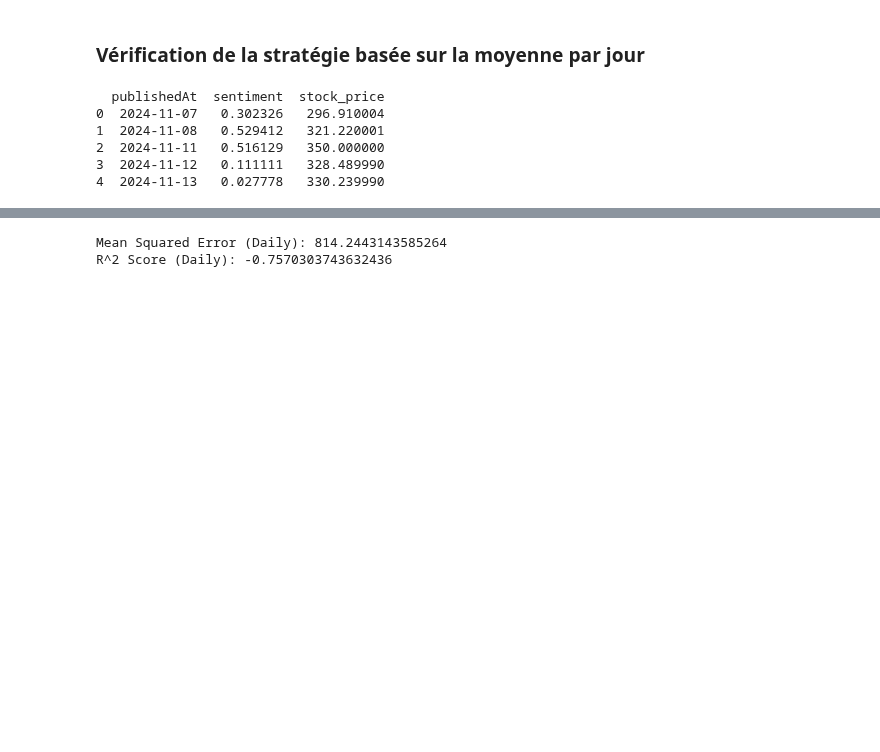
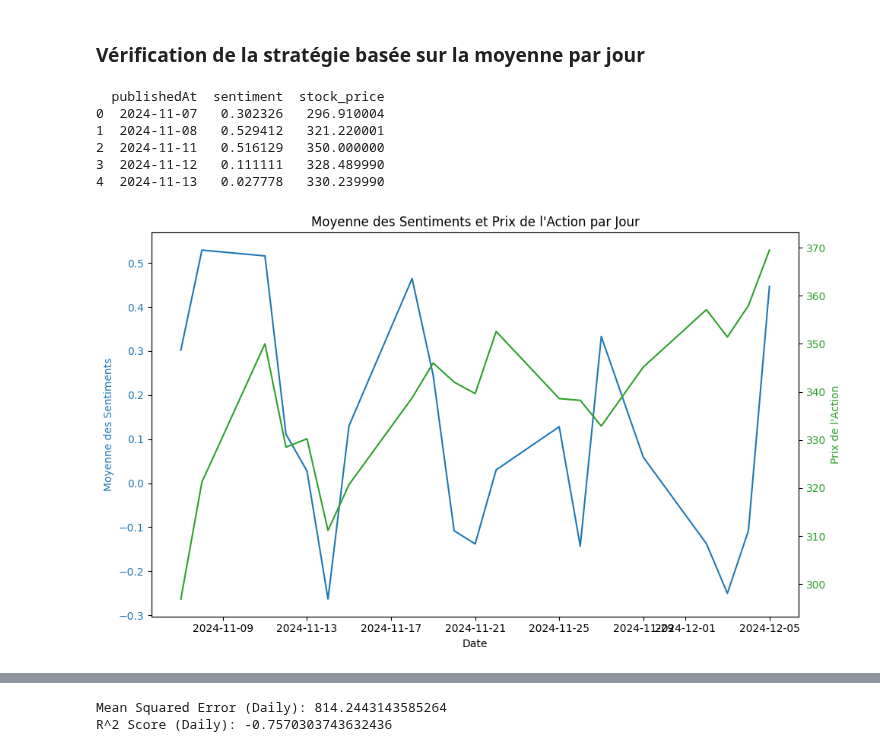
Before and after one commit to GaetanAm/Sentiment-Analysis-and-Impact-on-Financial-Markets, a Jupyter notebook: notebooks/Stage1.ipynb, the cells around one changed output, grey strips where cells are left out. Drawn from its saved outputs; the diff is of its cells as text; code cells hidden in the pictures; blank space fills up the shorter version.

```diff
--- a/notebooks/Stage1.ipynb
+++ b/notebooks/Stage1.ipynb
@@ -746,22 +760,44 @@ Les résultats montrent que ni le filtrage des données neutres ni l'inclusion d
    - Il est probable que d'autres facteurs influencent les prix, tels que des données financières spécifiques, des événements économiques globaux ou des indicateurs techniques.
 # %% [markdown]
 ### Vérification de la stratégie basée sur la moyenne par jour
-# %%
-# Calcul de la moyenne des sentiments par jour
-daily_sentiment = filtered_data.groupby('publishedAt')['sentiment'].mean().reset_index()
-
-# Joindre avec les prix journaliers
-daily_data = pd.merge(daily_sentiment, merged_data[['publishedAt', 'stock_price']].drop_duplicates(), on='publishedAt', how='inner')
-
-# Vérifier les données
-print(daily_data.head())
-# %% [output]
-  publishedAt  sentiment  stock_price
-0  2024-11-07   0.302326   296.910004
-1  2024-11-08   0.529412   321.220001
-2  2024-11-11   0.516129   350.000000
-3  2024-11-12   0.111111   328.489990
-4  2024-11-13   0.027778   330.239990
+# %%
+# Calcul de la moyenne des sentiments par jour
+daily_sentiment = filtered_data.groupby('publishedAt')['sentiment'].mean().reset_index()
+
+# Joindre avec les prix journaliers
+daily_data = pd.merge(daily_sentiment, merged_data[['publishedAt', 'stock_price']].drop_duplicates(), on='publishedAt', how='inner')
+
+# Vérifier les données
+print(daily_data.head())
+
+fig, ax1 = plt.subplots(figsize=(10, 6))
+
+# Premier axe (sentiments)
+ax1.set_xlabel('Date')
+ax1.set_ylabel('Moyenne des Sentiments', color='tab:blue')
+ax1.plot(daily_data['publishedAt'], daily_data['sentiment'], label='Sentiment', color='tab:blue')
+ax1.tick_params(axis='y', labelcolor='tab:blue')
+
+# Second axe (prix)
+ax2 = ax1.twinx()
+ax2.set_ylabel('Prix de l\'Action', color='tab:green')
+ax2.plot(daily_data['publishedAt'], daily_data['stock_price'], label='Prix de l\'Action', color='tab:green')
+ax2.tick_params(axis='y', labelcolor='tab:green')
+
+# Ajouter un titre et une légende
+plt.title('Moyenne des Sentiments et Prix de l\'Action par Jour')
+fig.tight_layout()
+
+# Affichage du graphique
+plt.show()
+# %% [output]
+  publishedAt  sentiment  stock_price
+0  2024-11-07   0.302326   296.910004
+1  2024-11-08   0.529412   321.220001
+2  2024-11-11   0.516129   350.000000
+3  2024-11-12   0.111111   328.489990
+4  2024-11-13   0.027778   330.239990
+[figure, added]
 # %%
 # Calcul de la corrélation
 corr_daily = daily_data[['sentiment', 'stock_price']].corr()
```
Also changed, not shown: parts of 8 cells of this notebook.
